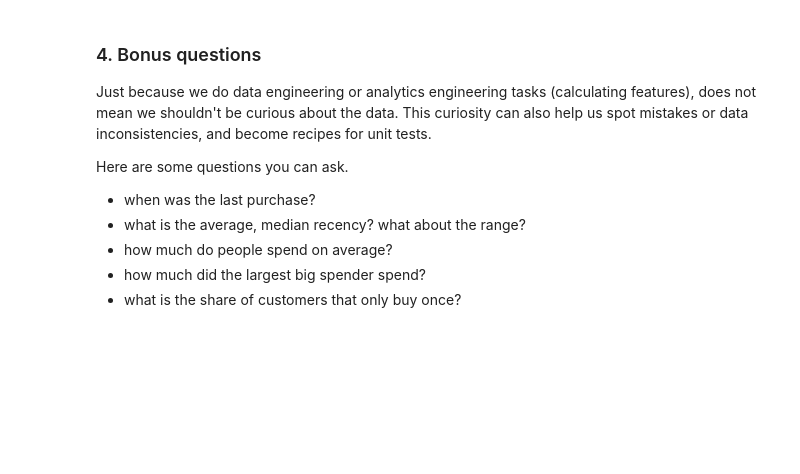
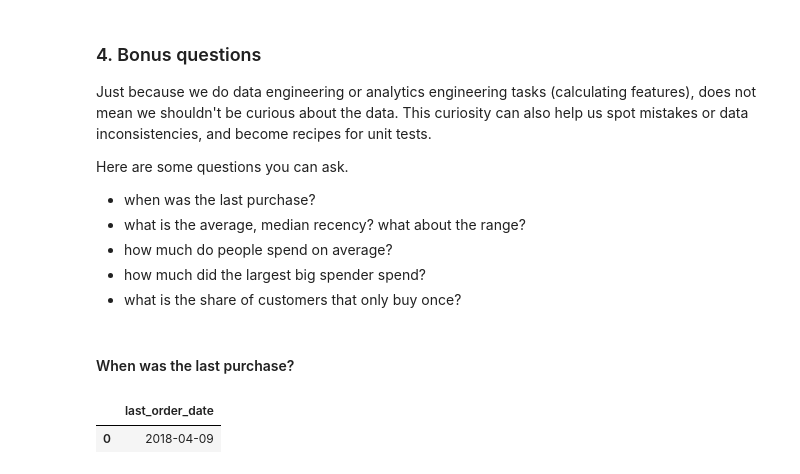
Before and after one commit to neuefische/ds-python-sql, a Jupyter notebook: SOLUTION-Intro-creating-tables.ipynb, the cells around one changed output. Cells and saved outputs as stored; diff of their text form; code cells hidden in the pictures; blank space fills up the shorter version.

```diff
--- a/SOLUTION-Intro-creating-tables.ipynb
+++ b/SOLUTION-Intro-creating-tables.ipynb
@@ -374,3 +374,12 @@ Here are some questions you can ask.
 - how much do people spend on average?
 - how much did the largest big spender spend?
 - what is the share of customers that only buy once?
+# %% [markdown]
+#### When was the last purchase?
+# %%
+%%sql
+
+SELECT MAX(order_date) AS last_order_date FROM raw_orders AS o
+# %% [output]
+|  | last_order_date |
+| 0 | 2018-04-09 |
```
Also changed, not shown: parts of 10 cells of this notebook.
